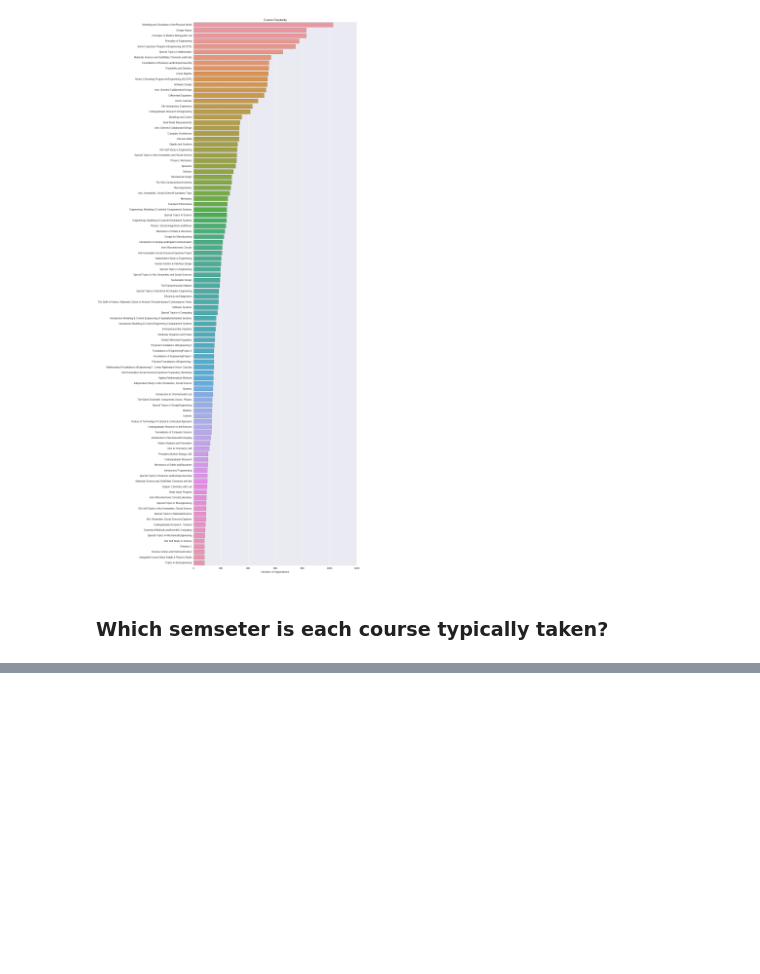
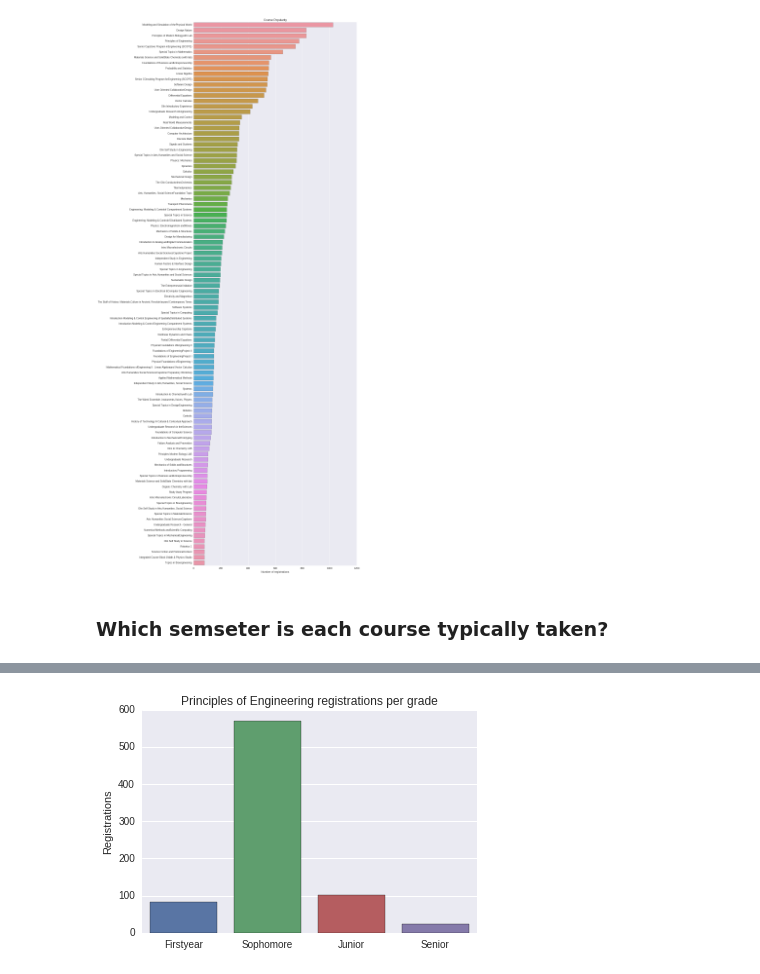
Before and after one commit to idgetto/DataScienceFinalProject, a Jupyter notebook: explore/isaac-exploration.ipynb, the cells around one changed output, grey strips where cells are left out. Drawn from its saved outputs; the diff is of its cells as text; code cells hidden in the pictures; blank space fills up the shorter version.

```diff
--- a/explore/isaac-exploration.ipynb
+++ b/explore/isaac-exploration.ipynb
@@ -119,0 +152,4 @@ print course_semesters['Mechanics']
+# %%
+plot_course_popularity_by_grade('Principles of Engineering')
+# %% [output]
+[figure, added]
```
Also changed, not shown: parts of 4 cells of this notebook.
